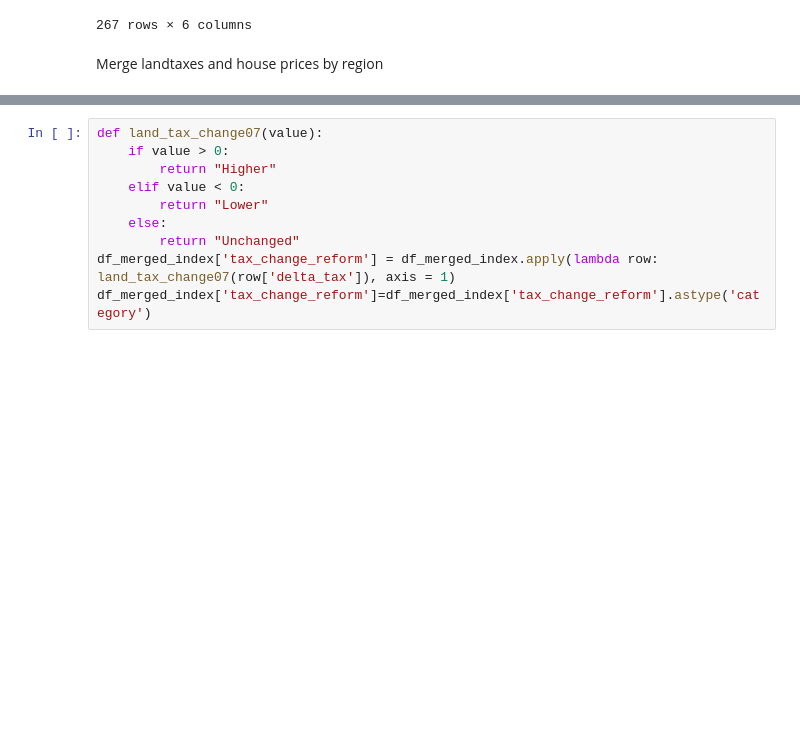
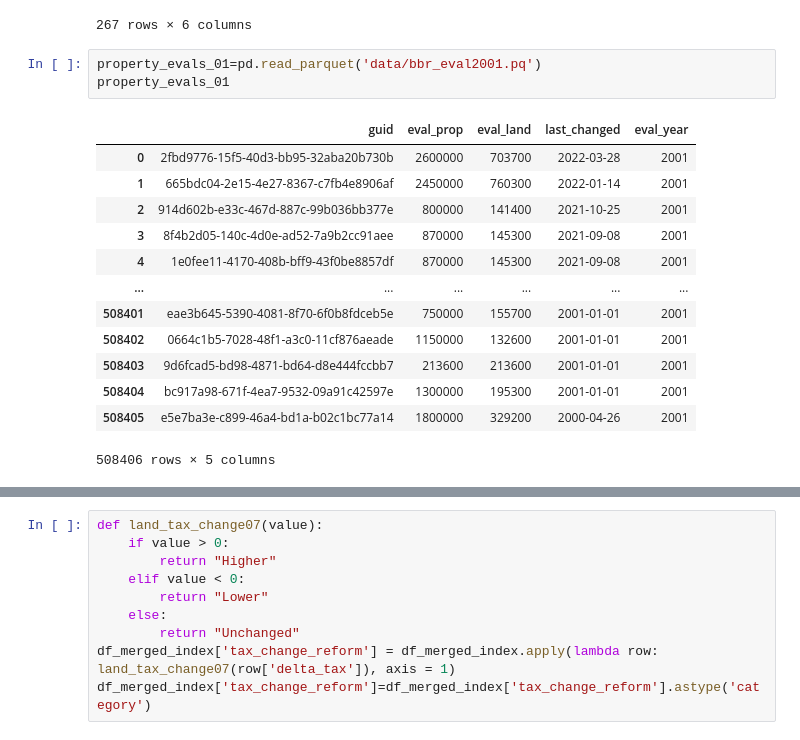
Before and after one commit to jorgenhost/No_taxation_without_capitalization, a Jupyter notebook: main.ipynb, the cells around one changed output, grey strips where cells are left out. Cells and saved outputs as stored; diff of their text form; blank space fills up the shorter version.

```diff
--- a/main.ipynb
+++ b/main.ipynb
@@ -202,5 +184,20 @@ land_taxes
 | 265 | 33,40 | 33,37 | 27,00 | 26,95 | -0.05 | ... |
 | 266 | 33,90 | 34,07 | 21,00 | 22,06 | 1.06 | ... |
 267 rows × 6 columns
-# %% [markdown]
-Merge landtaxes and house prices by region
+# %%
+property_evals_01=pd.read_parquet('data/bbr_eval2001.pq')
+property_evals_01
+# %% [output]
+|  | guid | eval_prop | eval_land | last_changed | eval_year |
+| 0 | 2fbd9776-15f5-40d3-bb95-32aba20b730b | 2600000 | 703700 | 2022-03-28 | 2001 |
+| 1 | 665bdc04-2e15-4e27-8367-c7fb4e8906af | 2450000 | 760300 | 2022-01-14 | 2001 |
+| 2 | 914d602b-e33c-467d-887c-99b036bb377e | 800000 | 141400 | 2021-10-25 | 2001 |
+| 3 | 8f4b2d05-140c-4d0e-ad52-7a9b2cc91aee | 870000 | 145300 | 2021-09-08 | 2001 |
+| 4 | 1e0fee11-4170-408b-bff9-43f0be8857df | 870000 | 145300 | 2021-09-08 | 2001 |
+| ... | ... | ... | ... | ... | ... |
+| 508401 | eae3b645-5390-4081-8f70-6f0b8fdceb5e | 750000 | 155700 | 2001-01-01 | 2001 |
+| 508402 | 0664c1b5-7028-48f1-a3c0-11cf876aeade | 1150000 | 132600 | 2001-01-01 | 2001 |
+| 508403 | 9d6fcad5-bd98-4871-bd64-d8e444fccbb7 | 213600 | 213600 | 2001-01-01 | 2001 |
+| 508404 | bc917a98-671f-4ea7-9532-09a91c42597e | 1300000 | 195300 | 2001-01-01 | 2001 |
+| 508405 | e5e7ba3e-c899-46a4-bd1a-b02c1bc77a14 | 1800000 | 329200 | 2000-04-26 | 2001 |
+508406 rows × 5 columns
```
Also changed, not shown: parts of 31 cells of this notebook, 4 other files.
